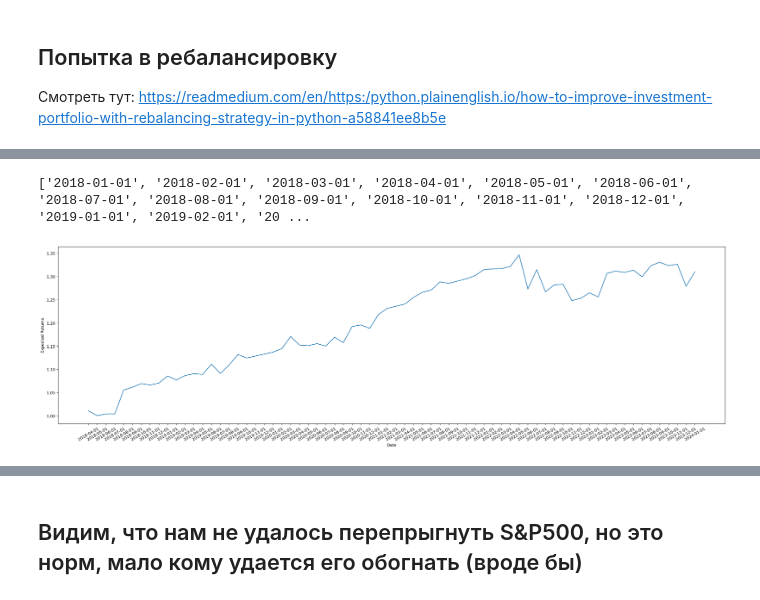
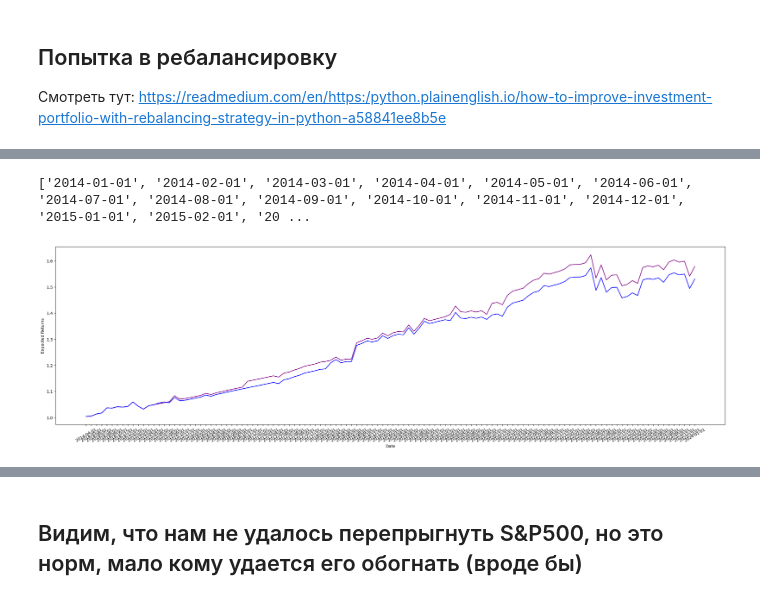
Before and after one commit to x-ENIAC/MarkowitzModel, a Jupyter notebook: markowitz_model_rebalancing_comparingwith_sp500.ipynb, the cells around one changed output, grey strips where cells are left out. Cells and saved outputs as stored; diff of their text form; code cells hidden in the pictures.

```diff
--- a/markowitz_model_rebalancing_comparingwith_sp500.ipynb
+++ b/markowitz_model_rebalancing_comparingwith_sp500.ipynb
@@ -200,7 +200,7 @@ array([0.292, 0.612, 0.007, 0.031, 0.057, 0.   ])
 # %%
 stocks = ['AAPL', 'WMT', 'TSLA', 'GE', 'AMZN', 'DB']
 # %%
-stock_data = yf.download(stocks, start='2018-01-01', end='2024-01-01', interval='1mo')
+stock_data = yf.download(stocks, start='2014-01-01', end='2024-01-01', interval='1mo')
 stock_data = stock_data.dropna()
 
 df = {}
@@ -240,7 +315,7 @@ def portfolio(stocks, dataset, numStocks, numRev):
 
     # Будем каждый месяц делать ребалансировку. Стартовая дата - 2018-01-01. Конечная дата - 2024-01-01.
     start_month = 1
-    start_year = 2018
+    start_year = 2014
     end_month = 1
     end_year = 2024
     curr_datetime = datetime.datetime(start_year, start_month + 1, 1)
@@ -258,7 +333,7 @@ def portfolio(stocks, dataset, numStocks, numRev):
             weights = month_model.get_optimal_weights(is_need_graphics=False)
 
             values = np.array(weights * df[selected_stocks].iloc[i,:])
-            # returns_array.append(np.sum(values))
+#             returns_array.append(np.sum(values))
             returns_array.append(values.mean())
             indexes_of_max_value = heapq.nsmallest(numRev, range(len(values)), values.take)
 
@@ -289,8 +364,8 @@ def portfolio(stocks, dataset, numStocks, numRev):
 
         i += 1
 
-        if i > 5:
-            break
+#         if i > 5:
+#             break
         curr_datetime = next_datetime
 
     # Рассчитываем для финального месяца: просто запускаем Марковица для вычисления весов
@@ -309,6 +384,7 @@ def portfolio(stocks, dataset, numStocks, numRev):
 
     return weights, returns, returns_array
 # %%
-print(stocks)
-_, _, returns = portfolio(stocks, df, 4, 2)
+# print(stocks)
+_, _, not_rebalance_returns = portfolio(stocks, df, 4, 2)
+not_rebalance_returns = np.array(not_rebalance_returns[1:])
 # %% [output]
@@ -400,7 +534,7 @@ print(returns)
 # %%
 # генерируем массив дат с шагом в месяц
 start_month = 1
-start_year = 2018
+start_year = 2014
 end_month = 1
 end_year = 2024
 curr_month = start_month
@@ -417,22 +551,29 @@ while curr_datetime < end_datetime:
 dates.append(end_datetime.strftime("%Y-%m-%d"))
 print(dates)
 # %% [output]
-['2018-01-01', '2018-02-01', '2018-03-01', '2018-04-01', '2018-05-01', '2018-06-01', '2018-07-01', '2018-08-01', '2018-09-01', '2018-10-01', '2018-11-01', '2018-12-01', '2019-01-01', '2019-02-01', '20 ...
+['2014-01-01', '2014-02-01', '2014-03-01', '2014-04-01', '2014-05-01', '2014-06-01', '2014-07-01', '2014-08-01', '2014-09-01', '2014-10-01', '2014-11-01', '2014-12-01', '2015-01-01', '2015-02-01', '20 ...
 # %%
 # Рисуем график для нашей стратегии с ребалансировкой
+# print(len(returns))
+# print(len(dates))
 
 plt.figure(figsize = (30,8))
 plt.xlabel('Date')
 plt.ylabel('Expected Returns')
 plt.xticks(rotation=30)
 plt.plot(
-    dates[2:],
-    (1 + returns).cumprod(),
+    dates[3:],
+    (1 + not_rebalance_returns).cumprod(), color:='purple'
+    # markersize = 20
+)
+plt.plot(
+    dates[3:],
+    (1 + returns).cumprod(), color:='blue'
     # markersize = 20
 )
 plt.show()
 # %% [output]
-[figure, old version]
+[figure, new version]
 # %%
 # Рисуем график для общепринятого индекса S&P500
 
```
Also changed, not shown: parts of 10 cells of this notebook, 1 other file.
